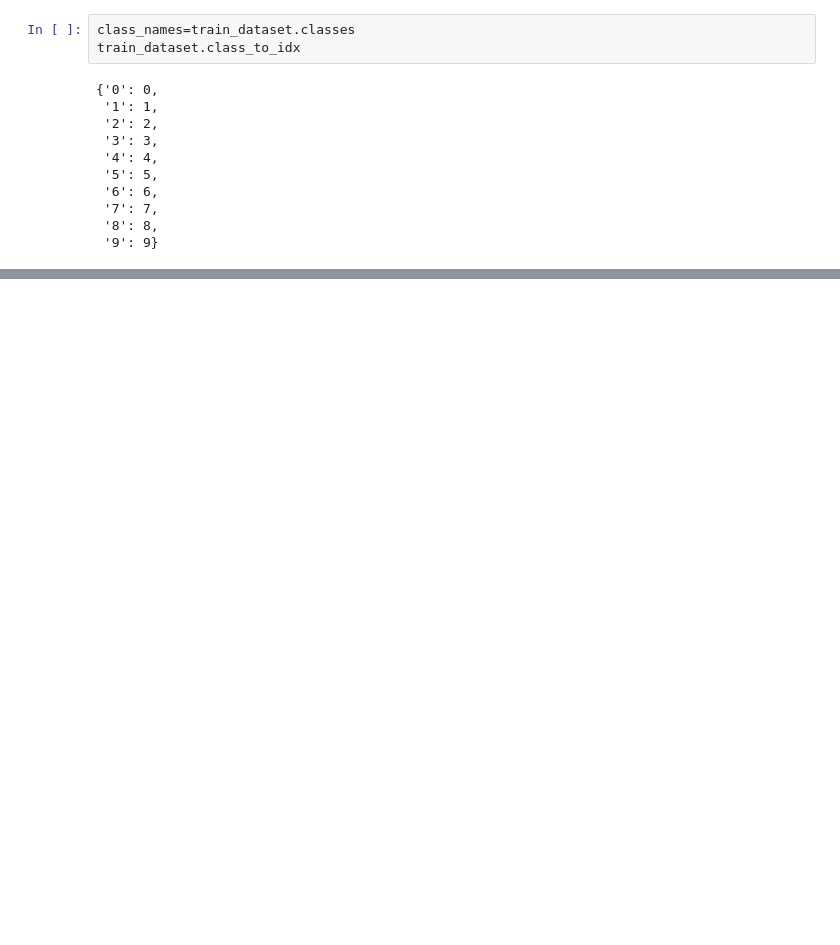
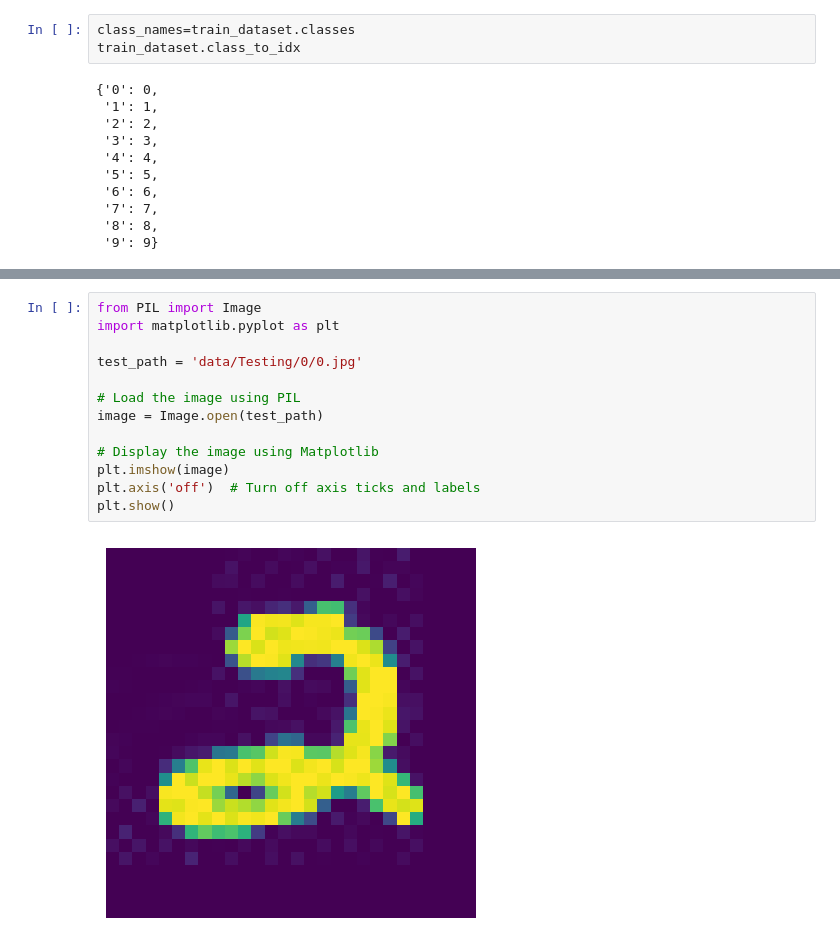
Before and after one commit to Hemanth-Thaluru/kaggle_competitions, a Jupyter notebook: Digit_Recogniser/mnist_pytorch.ipynb, the cells around one changed output, grey strips where cells are left out. Cells and saved outputs as stored; diff of their text form; blank space fills up the shorter version.

```diff
--- a/Digit_Recogniser/mnist_pytorch.ipynb
+++ b/Digit_Recogniser/mnist_pytorch.ipynb
@@ -100,0 +484,15 @@ tensor(-1.)
+# %%
+from PIL import Image
+import matplotlib.pyplot as plt
+
+test_path = 'data/Testing/0/0.jpg'
+
+# Load the image using PIL
+image = Image.open(test_path)
+
+# Display the image using Matplotlib
+plt.imshow(image)
+plt.axis('off')  # Turn off axis ticks and labels
+plt.show()
+# %% [output]
+[figure, added]
```
Also changed, not shown: parts of 49 cells of this notebook, 4 other files.
